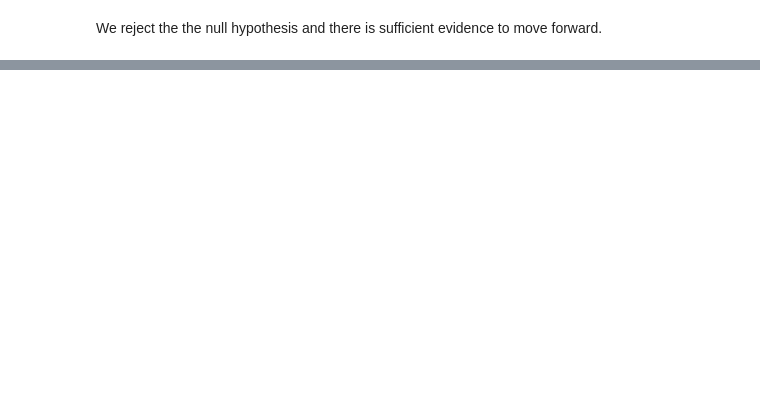
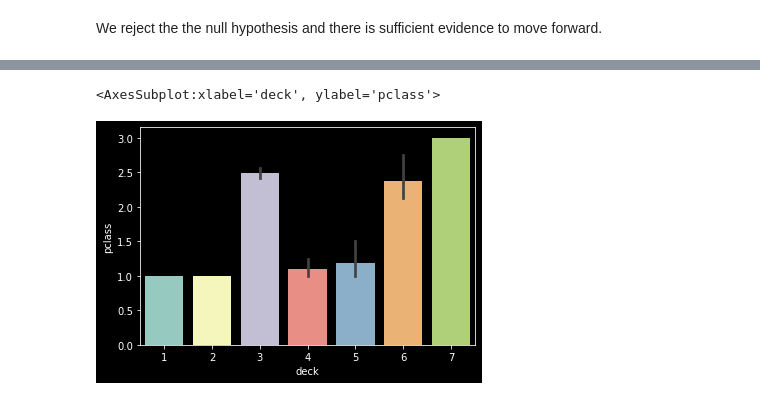
Before and after one commit to sgtcurran/classification-exercises, a Jupyter notebook: classification_exercises.ipynb, the cells around one changed output, grey strips where cells are left out. Cells and saved outputs as stored; diff of their text form; code cells hidden in the pictures; blank space fills up the shorter version.

```diff
--- a/classification_exercises.ipynb
+++ b/classification_exercises.ipynb
@@ -448,0 +936,5 @@ We reject the the null hypothesis and there is sufficient evidence to move forwa
+# %%
+sns.barplot(data=train_join, x='deck', y='pclass')
+# %% [output]
+<AxesSubplot:xlabel='deck', ylabel='pclass'>
+[figure, added]
```
Also changed, not shown: parts of 76 cells of this notebook.
